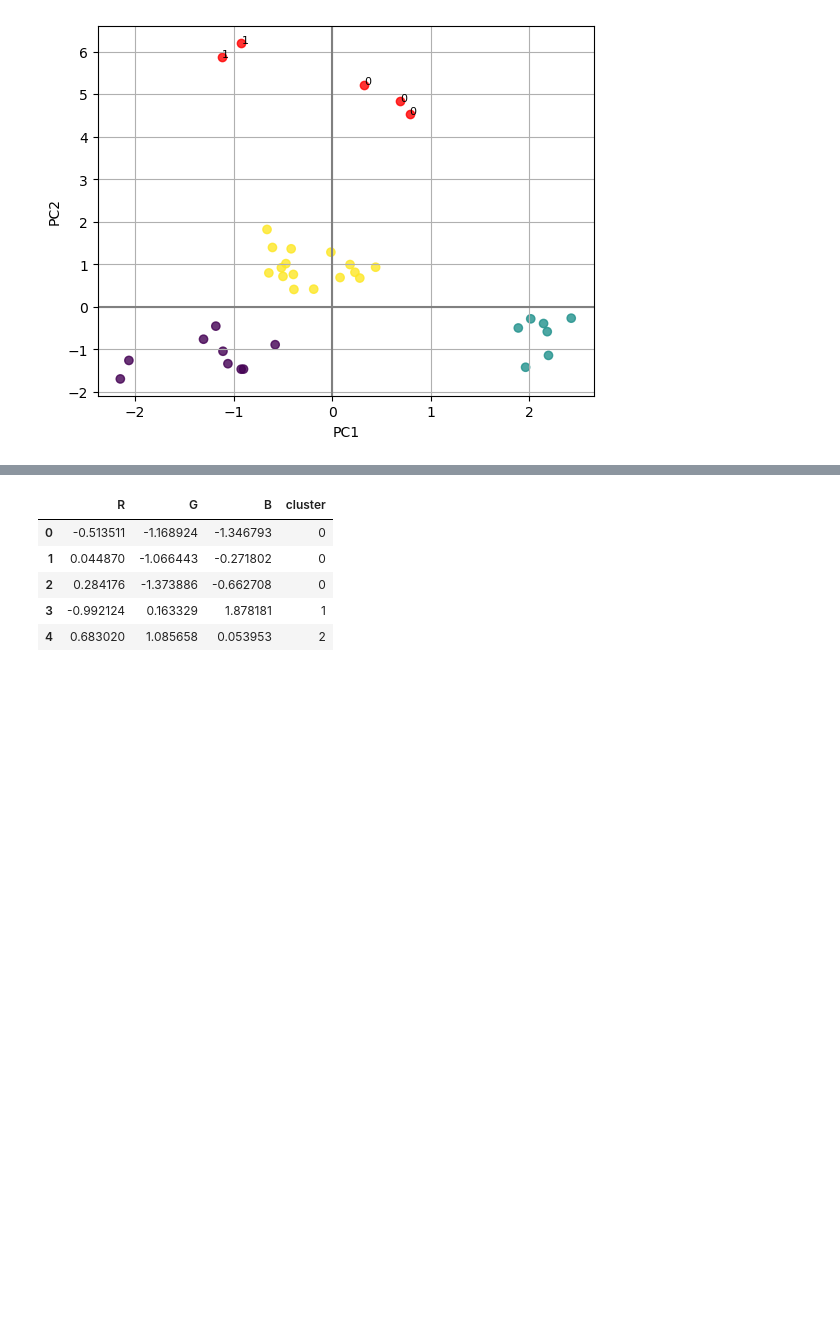
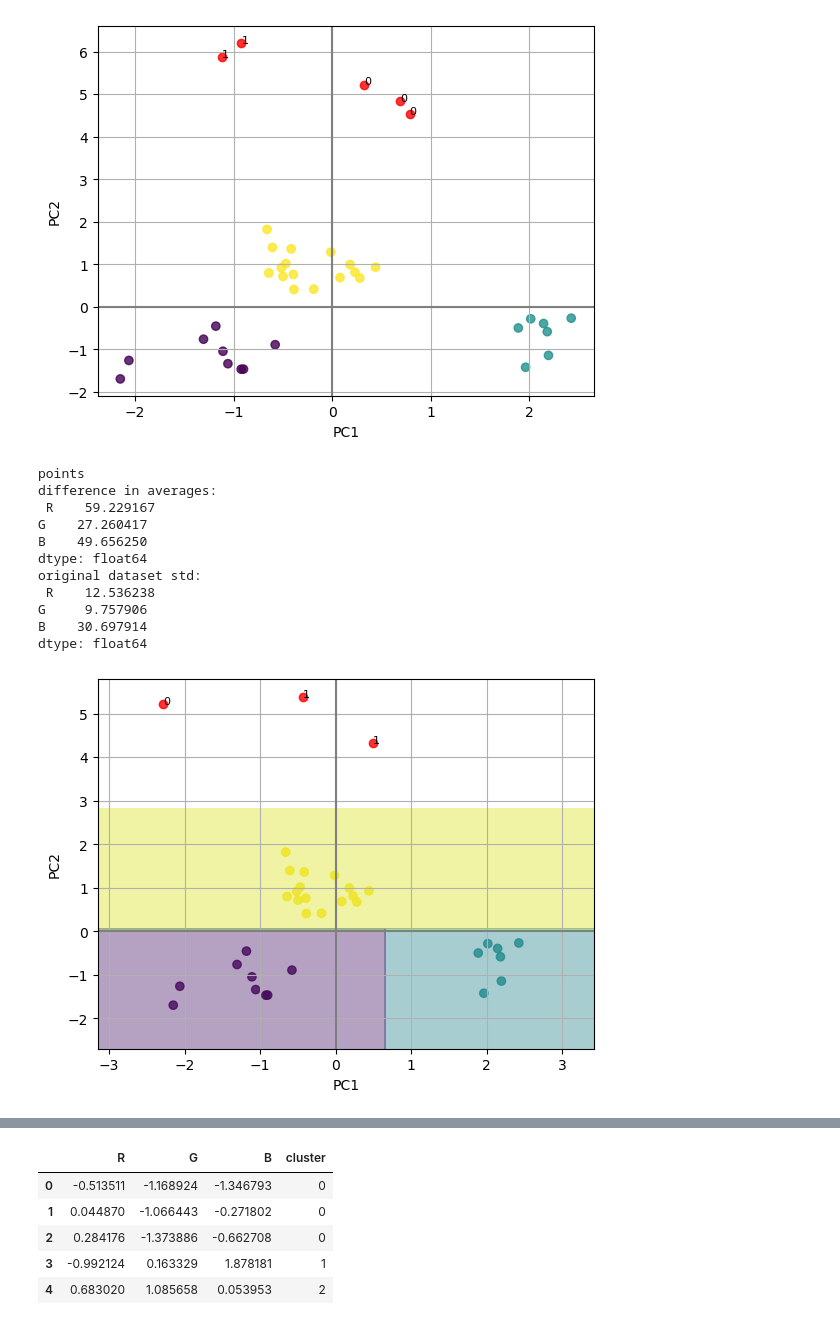
Before and after one commit to thevladoss/dozor_app, a Jupyter notebook: docs/1.1_TIS_EDA_with_norm.ipynb, the cells around one changed output, grey strips where cells are left out. Drawn from its saved outputs; the diff is of its cells as text; code cells hidden in the pictures; blank space fills up the shorter version.

Commit message:
add: new dataset prediction - linSVM

```diff
--- a/docs/1.1_TIS_EDA_with_norm.ipynb
+++ b/docs/1.1_TIS_EDA_with_norm.ipynb
@@ -678,3 +663,79 @@ G     9.757906
 B    30.697914
 dtype: float64
 [figure]
+# %%
+
+# index2.jpg
+points = pd.DataFrame([
+    [224,240,206],
+    [212,247,250],
+    [193,244,255],
+
+    [199,236,215],
+    [201,236,215],
+    [140,237,251],
+    [157,246,252],
+])
+
+# compare average of points
+# with average of df
+
+points.columns = ['R', 'G', 'B']
+labels = pd.DataFrame([0, 1, 1, 0, 0, 1, 1])
+
+print('points')
+print("difference in averages:\n", points.mean() - df_mean)
+print("original dataset std:\n", df_std, sep=None)
+
+# normalize with df_mean df_std
+points = (points - df_mean) / df_std
+
+points = pca.transform(points)
+points
+
+# Plot pca points
+plt.scatter(points[:, 0], points[:, 1], c='red', alpha=0.8)
+
+# Plot the training points
+plt.scatter(X[:, 0], X[:, 1], c=df['cluster'], alpha=0.8)
+
+# Draw axis
+plt.axhline(0, color='grey')
+plt.axvline(0, color='grey')
+
+# Label axis
+plt.xlabel('PC1')
+plt.ylabel('PC2')
+
+# Grid
+plt.grid()
+
+# Write labels
+for i in range(0, len(labels)):
+    plt.text(points[i, 0], points[i, 1], labels[0][i], fontsize=8)
+
+# Plot PCA  countours of each class with DecisionTree
+x_min, x_max = X[:, 0].min() - 1, X[:, 0].max() + 1
+y_min, y_max = X[:, 1].min() - 1, X[:, 1].max() + 1
+xx, yy = np.meshgrid(np.arange(x_min, x_max, 0.01),
+                        np.arange(y_min, y_max, 0.01))
+Z = tree.predict(np.c_[xx.ravel(), yy.ravel()])
+Z = Z.reshape(xx.shape)
+plt.contourf(xx, yy, Z, alpha=0.4)
+
+
+
+plt.show()
+# %% [output]
+points
+difference in averages:
+ R    59.229167
+G    27.260417
+B    49.656250
+dtype: float64
+original dataset std:
+ R    12.536238
+G     9.757906
+B    30.697914
+dtype: float64
+[figure, added]
```
Also changed, not shown: parts of 3 cells of this notebook, 22 other files.
